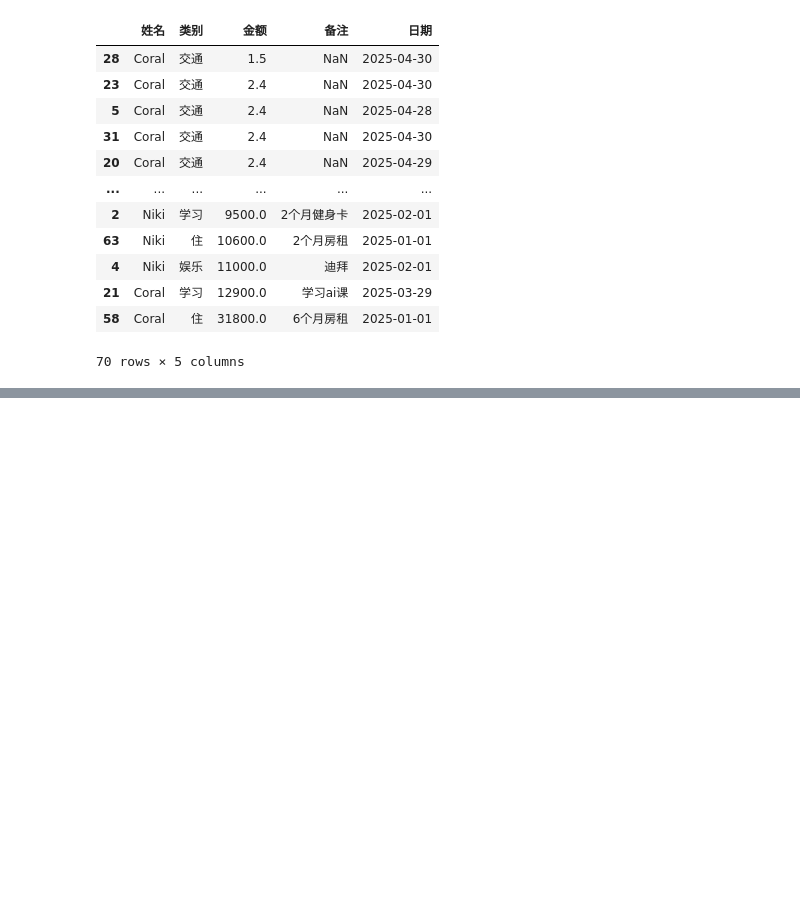
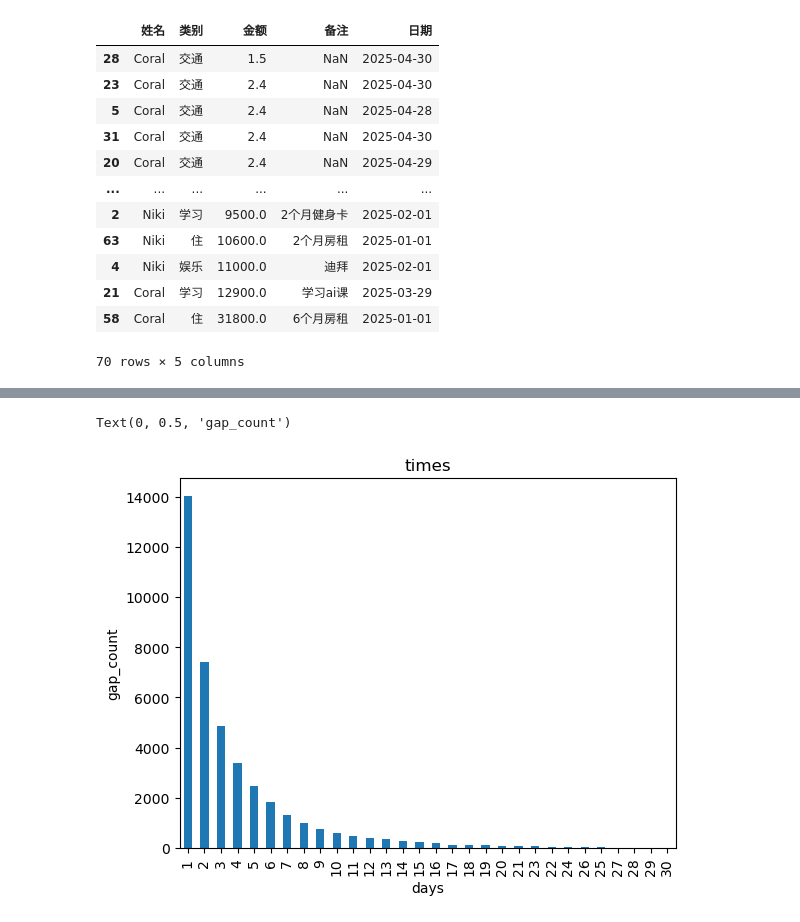
Before and after one commit to ScarboroughCoral/ai-notes, a Jupyter notebook: Python/pandas/learn.ipynb, the cells around one changed output, grey strips where cells are left out. Drawn from its saved outputs; the diff is of its cells as text; code cells hidden in the pictures; blank space fills up the shorter version.

```diff
--- a/Python/pandas/learn.ipynb
+++ b/Python/pandas/learn.ipynb
@@ -124,0 +135,12 @@ Name: pwd, dtype: object
+# %%
+day_interval = paied_data.groupby('user_id')['day'].apply(lambda bds: bds.sort_values().diff(1).dropna()).map(lambda x: x.days)
+# %%
+day_interval = day_interval[day_interval > 0]
+# %%
+day_interval.value_counts().plot.bar()
+plt.title('times')
+plt.xlabel('days')
+plt.ylabel('gap_count')
+# %% [output]
+Text(0, 0.5, 'gap_count')
+[figure, added]
```
Also changed, not shown: parts of 25 cells of this notebook, 11 other files.
